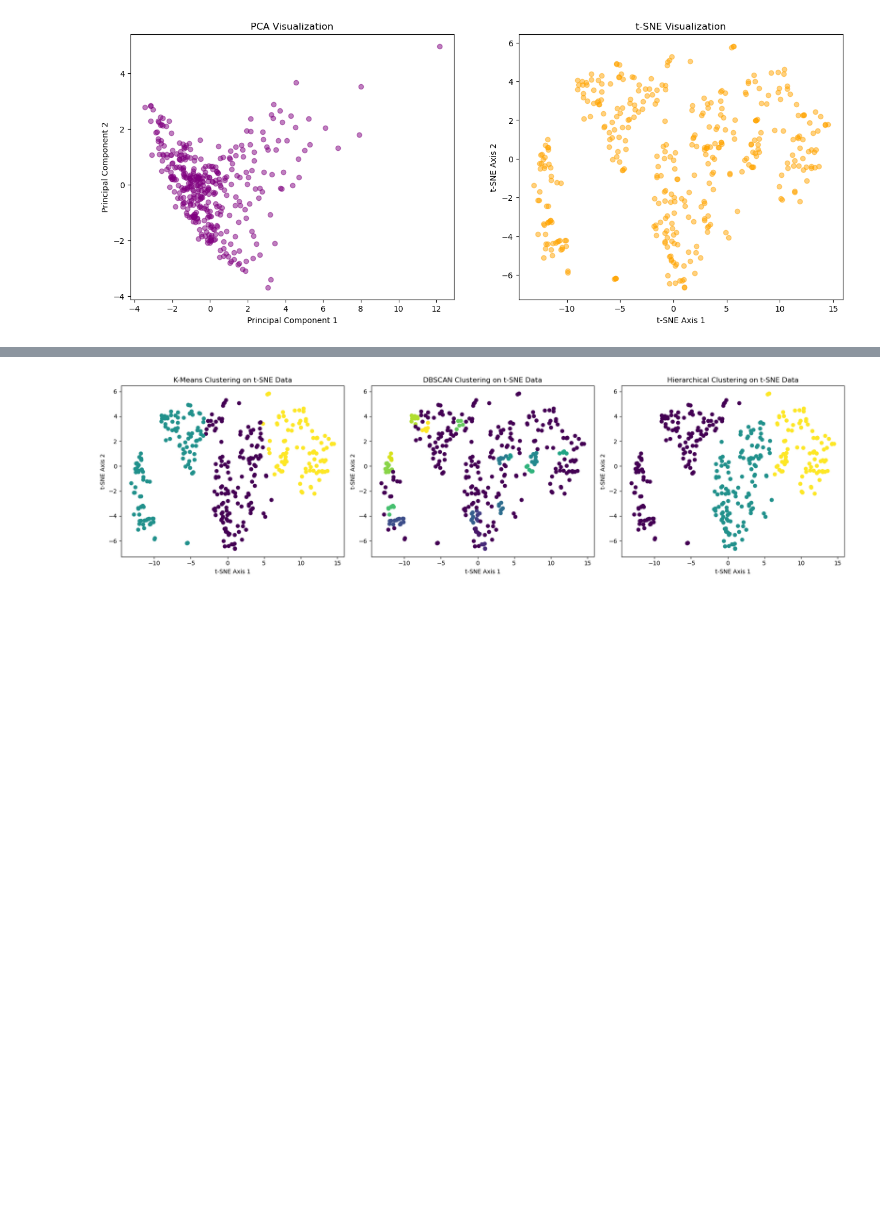
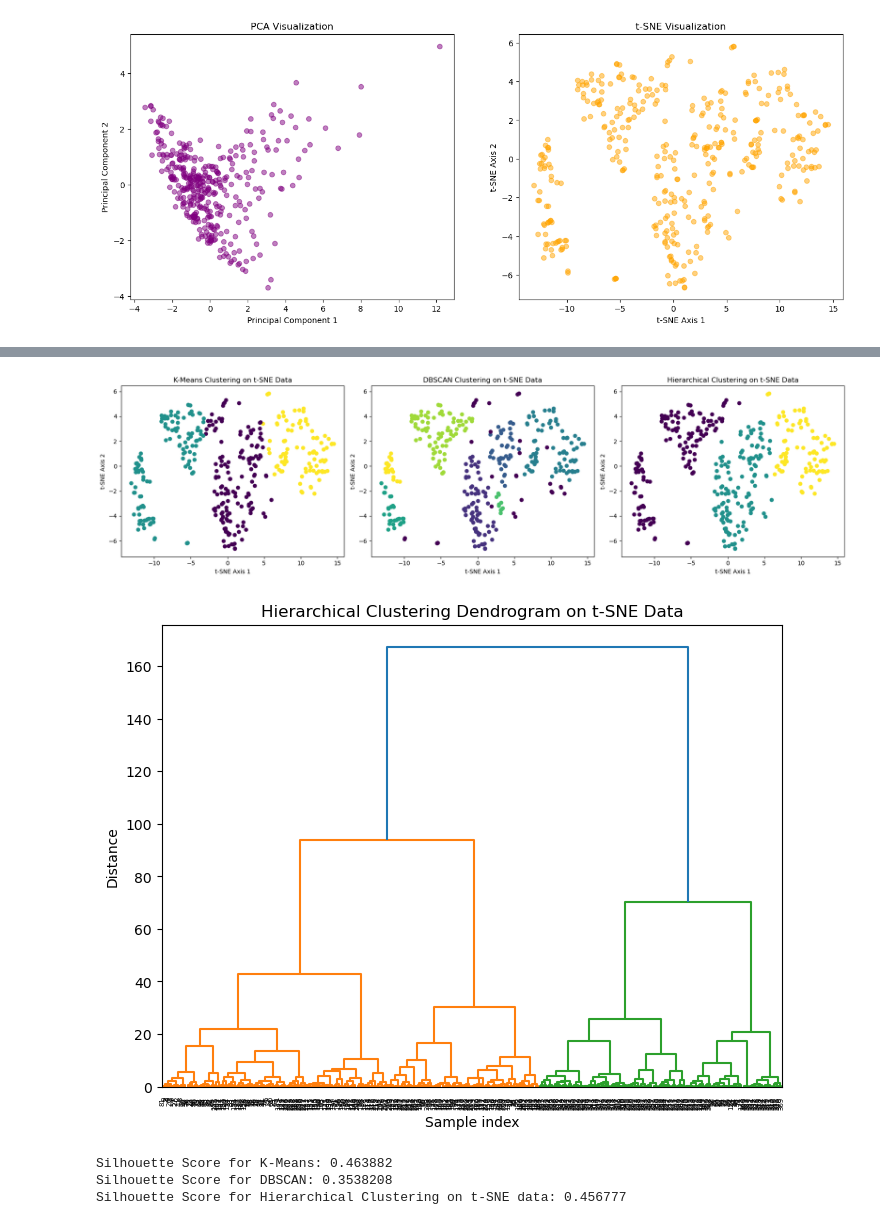
Before and after one commit to Jaycallyz/DSAN-5000-Project, a Jupyter notebook: technical-details/unsupervised-learning/main.ipynb, the cells around one changed output, grey strips where cells are left out. Cells and saved outputs as stored; diff of their text form; code cells hidden in the pictures; blank space fills up the shorter version.

```diff
--- a/technical-details/unsupervised-learning/main.ipynb
+++ b/technical-details/unsupervised-learning/main.ipynb
@@ -157,9 +253,6 @@ import numpy as np
 from sklearn.cluster import KMeans, DBSCAN
 from sklearn.cluster import AgglomerativeClustering
 import matplotlib.pyplot as plt
-
-# Assume 'X_tsne' is your t-SNE processed data, obtained similarly to X_pca
-# X_tsne = tsne.fit_transform(X)  # This would be your t-SNE transformation code
 
 # K-Means Clustering
 kmeans = KMeans(n_clusters=3, random_state=42)
@@ -167,37 +260,67 @@ kmeans_tsne = kmeans.fit(X_tsne)
 kmeans_tsne_labels = kmeans_tsne.labels_
 
 # DBSCAN
-dbscan = DBSCAN(eps=0.5, min_samples=5)
+dbscan = DBSCAN(eps=1, min_samples=5)
 dbscan_tsne = dbscan.fit(X_tsne)
 dbscan_tsne_labels = dbscan_tsne.labels_
 
 # Hierarchical Clustering
 hierarchical = AgglomerativeClustering(n_clusters=3)
 hierarchical_tsne = hierarchical.fit(X_tsne)
 hierarchical_tsne_labels = hierarchical_tsne.labels_
 
 # Plotting the results
 fig, axes = plt.subplots(1, 3, figsize=(18, 5))
 
 # K-Means Plot
 axes[0].scatter(X_tsne[:, 0], X_tsne[:, 1], c=kmeans_tsne_labels, cmap='viridis', marker='o')
 axes[0].set_title('K-Means Clustering on t-SNE Data')
 axes[0].set_xlabel('t-SNE Axis 1')
 axes[0].set_ylabel('t-SNE Axis 2')
 
 # DBSCAN Plot
 axes[1].scatter(X_tsne[:, 0], X_tsne[:, 1], c=dbscan_tsne_labels, cmap='viridis', marker='o')
 axes[1].set_title('DBSCAN Clustering on t-SNE Data')
 axes[1].set_xlabel('t-SNE Axis 1')
 axes[1].set_ylabel('t-SNE Axis 2')
 
 # Hierarchical Plot
 axes[2].scatter(X_tsne[:, 0], X_tsne[:, 1], c=hierarchical_tsne_labels, cmap='viridis', marker='o')
 axes[2].set_title('Hierarchical Clustering on t-SNE Data')
 axes[2].set_xlabel('t-SNE Axis 1')
 axes[2].set_ylabel('t-SNE Axis 2')
 
 plt.tight_layout()
 plt.show()
+
+# Applying Hierarchical Clustering to t-SNE data
+linked_tsne = linkage(X_tsne, method='ward')
+
+# Plotting the dendrogram for t-SNE data
+plt.figure(figsize=(8, 6))
+dendrogram(linked_tsne, orientation='top', distance_sort='descending', show_leaf_counts=True)
+plt.title('Hierarchical Clustering Dendrogram on t-SNE Data')
+plt.xlabel('Sample index')
+plt.ylabel('Distance')
+plt.show()
+
+from sklearn.metrics import silhouette_score
+
+# Calculate Silhouette Score for K-Means
+silhouette_kmeans = silhouette_score(X_tsne, kmeans_tsne.labels_)
+# Print the Silhouette Score for K-Means
+print("Silhouette Score for K-Means:", silhouette_kmeans)
+
+silhouette_dbscan = silhouette_score(X_tsne, dbscan_tsne_labels)
+print("Silhouette Score for DBSCAN:", silhouette_dbscan)
+
+# Calculate Silhouette Score for Hierarchical Clustering on t-SNE data
+silhouette_hierarchical = silhouette_score(X_tsne, hierarchical_tsne_labels)
+# Print the Silhouette Score for Hierarchical Clustering on t-SNE data
+print("Silhouette Score for Hierarchical Clustering on t-SNE data:", silhouette_hierarchical)
 # %% [output]
-[figure, old version]
+[figure, new version]
+[figure, added]
+Silhouette Score for K-Means: 0.463882
+Silhouette Score for DBSCAN: 0.3538208
+Silhouette Score for Hierarchical Clustering on t-SNE data: 0.456777
```
Also changed, not shown: parts of 6 cells of this notebook, 1 other file.
